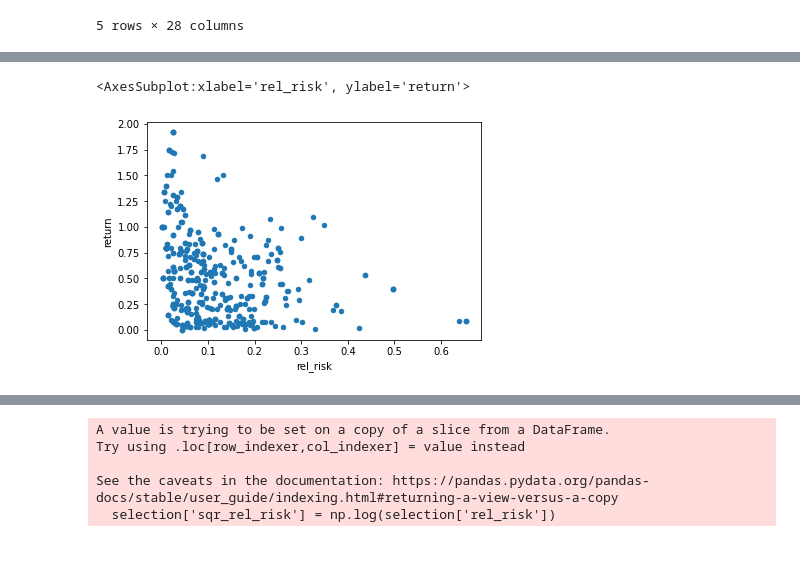
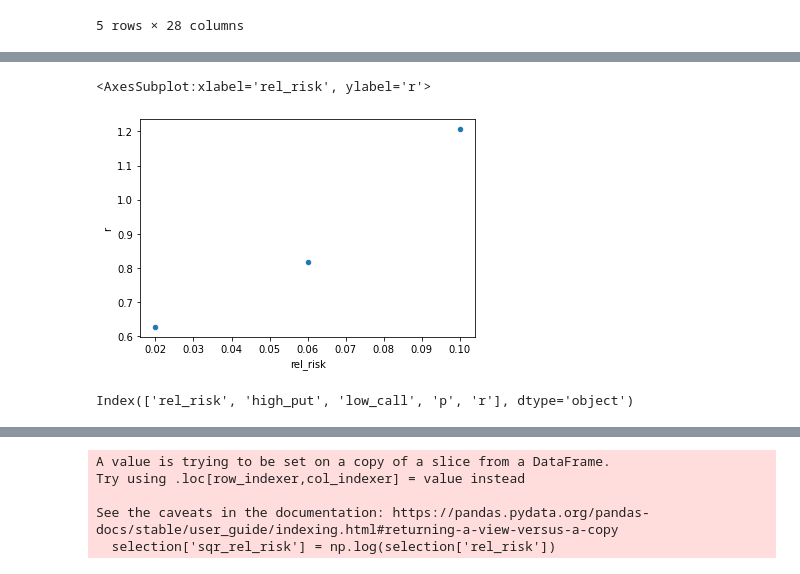
Before and after one commit to andermy/yahooScraper, a Jupyter notebook: test.ipynb, the cells around one changed output, grey strips where cells are left out. Saved outputs shown, nothing was run; the diff lists cells and outputs as text; code cells hidden in the pictures.

```diff
--- a/test.ipynb
+++ b/test.ipynb
@@ -74,6 +74,6 @@ tickers = []
 for sym in symbols:
     tickers.append(sym['sym'])
 # %%
-o = i.Options(tickers[23])
+o = i.Options('BBBY')
 o.options
 # %% [output]
@@ -93,10 +93,14 @@ o.options
 # %%
 s = o.returns
 #s[s.is_won].plot.scatter(x='probability', y='return')
 #s.plot.scatter(x='rel_risk', y='return')
-s[(s['rel_risk']>0)&(s['rel_risk']<3)&(s['return']>0)&(s['return']<2)].plot.scatter(x='rel_risk', y='return')
+s[(s['rel_risk']>0)&(s['rel_risk']<3)&(s['r']>0)&(s['r']<2)].plot.scatter(x='rel_risk', y='r')
 #o.strikeDates[0].volRange
 # %% [output]
-<AxesSubplot:xlabel='rel_risk', ylabel='return'>
+<AxesSubplot:xlabel='rel_risk', ylabel='r'>
-[figure, old version]
+[figure, new version]
+# %%
+s['']
+# %% [output]
+Index(['rel_risk', 'high_put', 'low_call', 'p', 'r'], dtype='object')
 # %%
```
Also changed, not shown: parts of 4 cells of this notebook, 4 other files.
